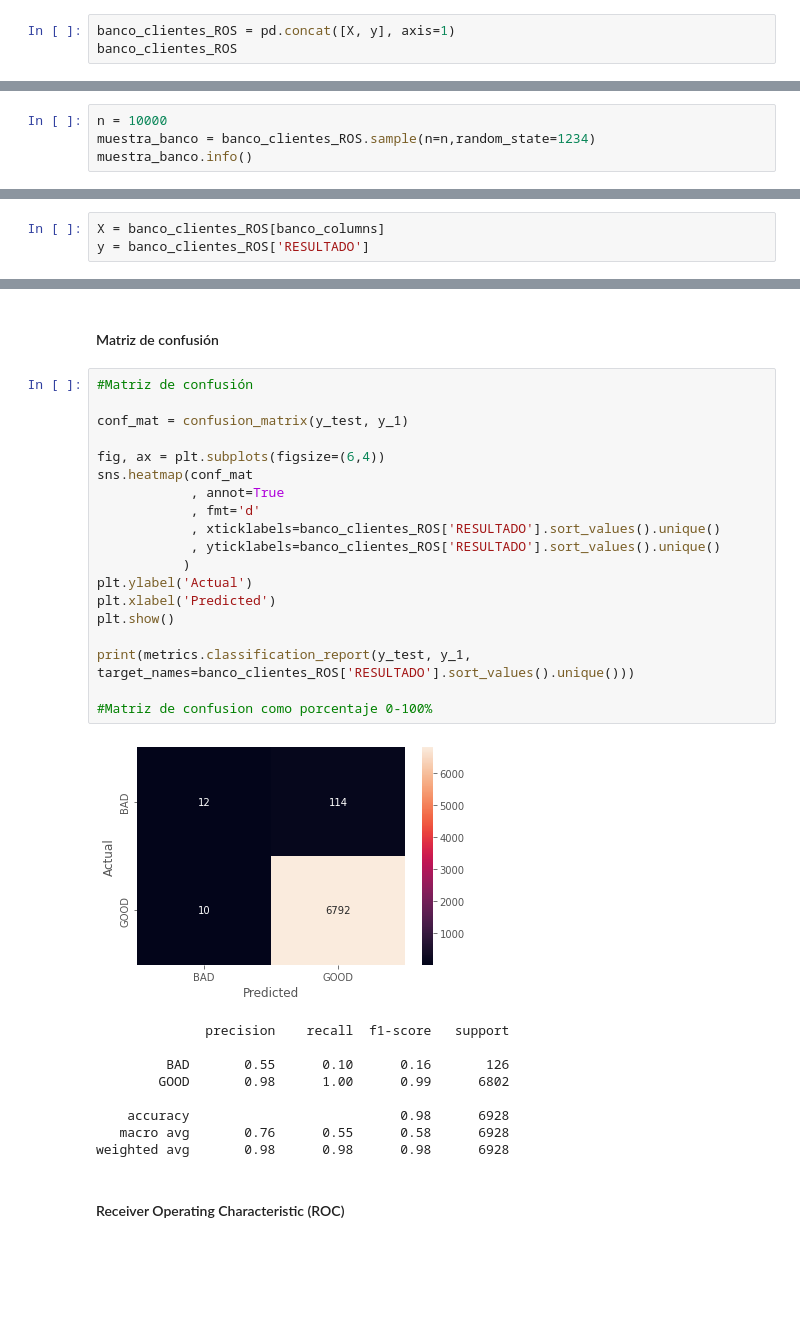
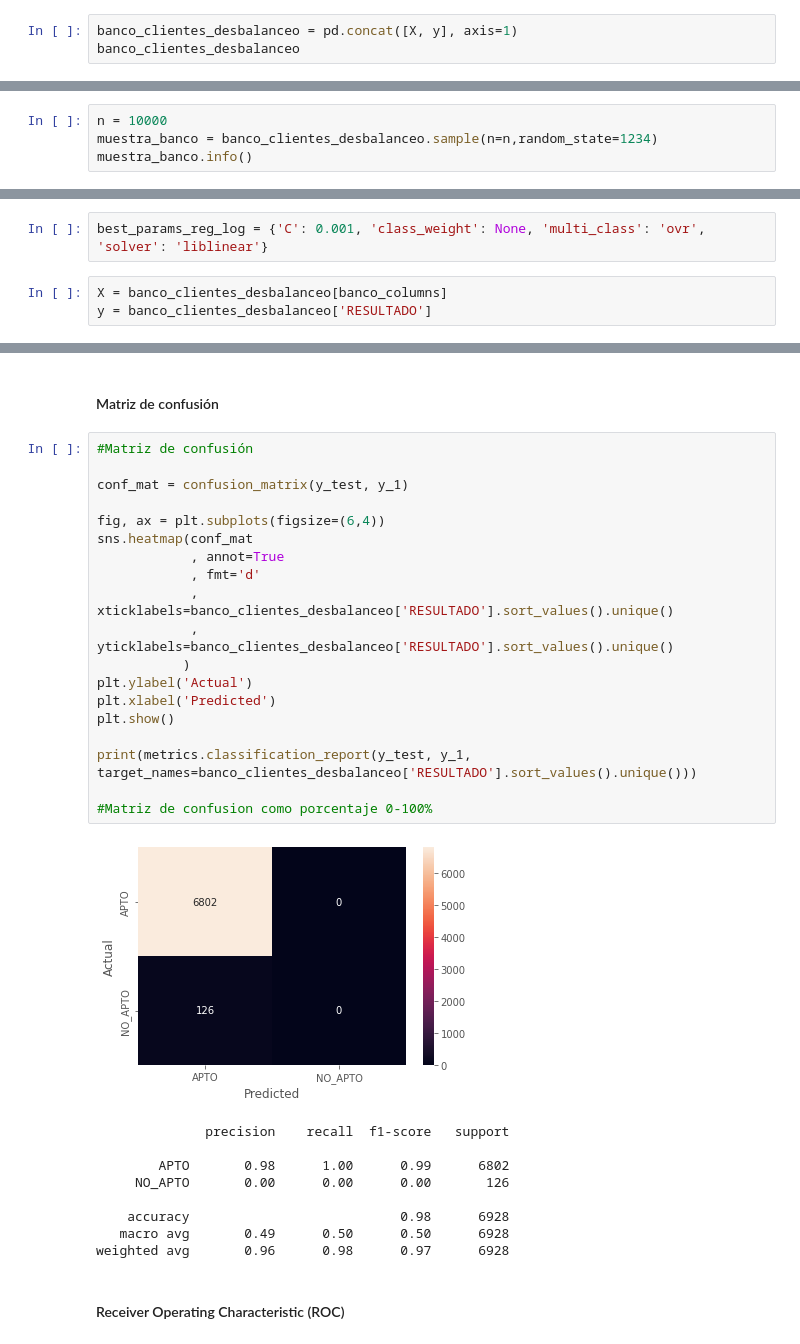
Before and after one commit to mariaimr/Monografia-UdeA, a Jupyter notebook: Monografia_Credit_Card_Approval_Prediction.ipynb, the cells around one changed output, grey strips where cells are left out. Cells and saved outputs as stored; diff of their text form; blank space fills up the shorter version.

```diff
--- a/Monografia_Credit_Card_Approval_Prediction.ipynb
+++ b/Monografia_Credit_Card_Approval_Prediction.ipynb
@@ -828,4 +839,4 @@ Resampled dataset shape Counter({'GOOD': 34055, 'BAD': 34055})
 # %%
-banco_clientes_ROS = pd.concat([X, y], axis=1)
-banco_clientes_ROS
+banco_clientes_desbalanceo = pd.concat([X, y], axis=1)
+banco_clientes_desbalanceo
 # %% [output]
@@ -864,6 +858,6 @@ banco_clientes_ROS
 # %%
 n = 10000
-muestra_banco = banco_clientes_ROS.sample(n=n,random_state=1234)
+muestra_banco = banco_clientes_desbalanceo.sample(n=n,random_state=1234)
 muestra_banco.info()
 # %% [output]
 <class 'pandas.core.frame.DataFrame'>
@@ -966,6 +956,8 @@ Best Parameters :  {'C': 100, 'class_weight': None, 'multi_class': 'multinomial'
+# %%
+best_params_reg_log = {'C': 0.001, 'class_weight': None, 'multi_class': 'ovr', 'solver': 'liblinear'}
 # %%
-X = banco_clientes_ROS[banco_columns]
-y = banco_clientes_ROS['RESULTADO']
+X = banco_clientes_desbalanceo[banco_columns]
+y = banco_clientes_desbalanceo['RESULTADO']
 # %%
 #Datos de entrenamiento y de prueba base de datos completa
 X_train, X_test, y_train, y_test = train_test_split(
@@ -1009,32 +1001,32 @@ multinomial - newton-cg: 0.9821016166281755
 # %%
 #Matriz de confusión
 
 conf_mat = confusion_matrix(y_test, y_1)
 
 fig, ax = plt.subplots(figsize=(6,4))
 sns.heatmap(conf_mat
             , annot=True
             , fmt='d'
-            , xticklabels=banco_clientes_ROS['RESULTADO'].sort_values().unique()
-            , yticklabels=banco_clientes_ROS['RESULTADO'].sort_values().unique()
+            , xticklabels=banco_clientes_desbalanceo['RESULTADO'].sort_values().unique()
+            , yticklabels=banco_clientes_desbalanceo['RESULTADO'].sort_values().unique()
            )
 plt.ylabel('Actual')
 plt.xlabel('Predicted')
 plt.show()
 
-print(metrics.classification_report(y_test, y_1, target_names=banco_clientes_ROS['RESULTADO'].sort_values().unique()))
+print(metrics.classification_report(y_test, y_1, target_names=banco_clientes_desbalanceo['RESULTADO'].sort_values().unique()))
 
 #Matriz de confusion como porcentaje 0-100%
 # %% [output]
-[figure, old version]
+[figure, new version]
               precision    recall  f1-score   support
 
-         BAD       0.55      0.10      0.16       126
-        GOOD       0.98      1.00      0.99      6802
+        APTO       0.98      1.00      0.99      6802
+     NO_APTO       0.00      0.00      0.00       126
 
     accuracy                           0.98      6928
-   macro avg       0.76      0.55      0.58      6928
-weighted avg       0.98      0.98      0.98      6928
+   macro avg       0.49      0.50      0.50      6928
+weighted avg       0.96      0.98      0.97      6928
 # %% [markdown]
 #### Receiver Operating Characteristic (ROC)
 # %%
```
Also changed, not shown: parts of 133 cells of this notebook.
